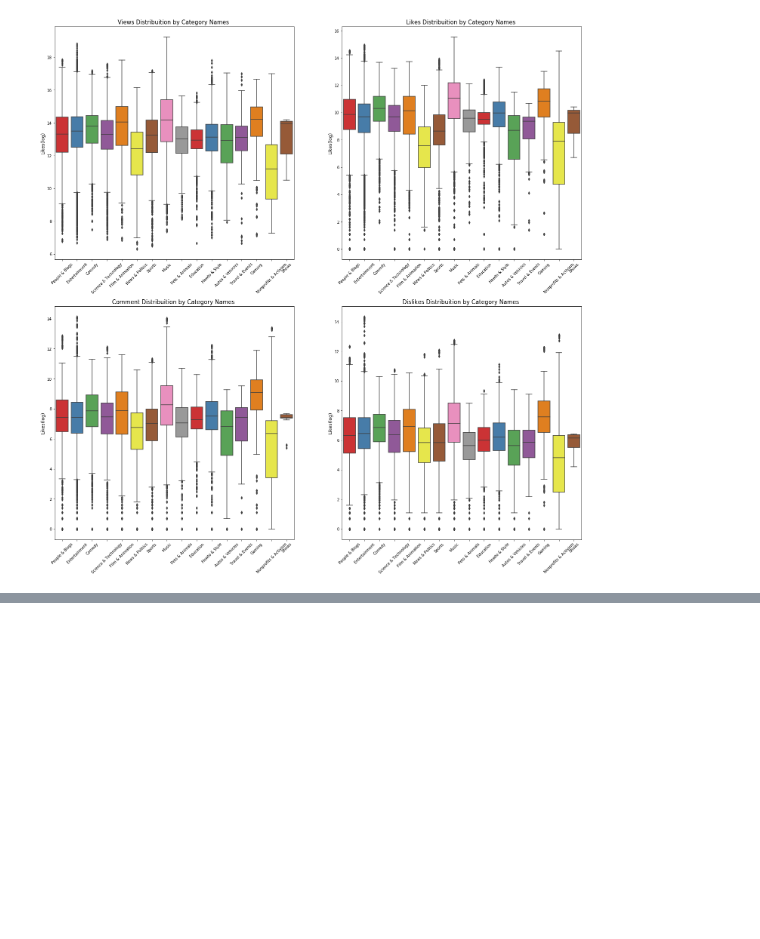
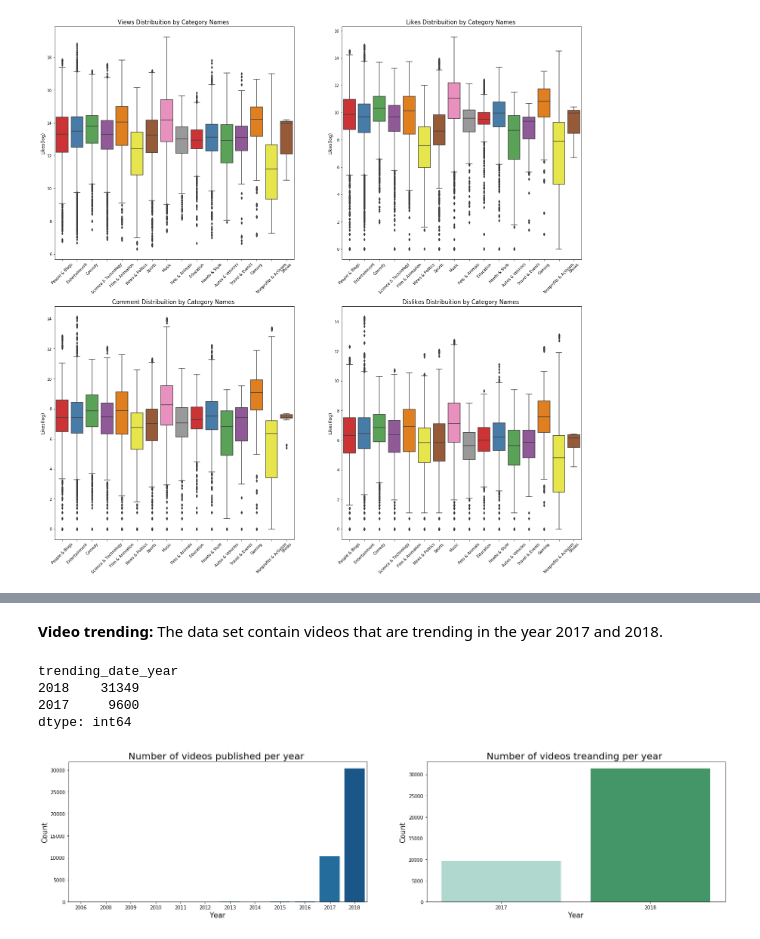
Before and after one commit to avijitj-hub/KDD-Project, a Jupyter notebook: Project - Deliverable 3.ipynb, the cells around one changed output, grey strips where cells are left out. Cells and saved outputs as stored; diff of their text form; code cells hidden in the pictures; blank space fills up the shorter version.

```diff
--- a/Project - Deliverable 3.ipynb
+++ b/Project - Deliverable 3.ipynb
@@ -518,0 +459,3 @@ In our project we use daily trending YouTube videos dataset from kaggle. The vid
+# %%
+USvideo['publish_time_year'] = USvideo['publish_time'].dt.year
+USvideo.groupby('publish_time_year').size().sort_values(ascending=False)
@@ -518,0 +477,30 @@ In our project we use daily trending YouTube videos dataset from kaggle. The vid
+# %% [markdown]
+__Video trending:__ The data set contain videos that are trending in the year 2017 and 2018.
+# %%
+USvideo['trending_date_year'] = USvideo['trending_date'].dt.year
+USvideo.groupby('trending_date_year').size().sort_values(ascending=False)
+# %% [output]
+trending_date_year
+2018    31349
+2017     9600
+dtype: int64
+# %%
+plt.figure(figsize = (25,12))
+
+plt.subplot(221)
+g = sns.countplot(x = 'publish_time_year', data=USvideo, palette="GnBu")
+g.set_xticklabels(g.get_xticklabels())
+g.set_title("Number of videos published per year ", fontsize=20)
+g.set_xlabel("Year", fontsize=15)
+g.set_ylabel("Count", fontsize=15)
+
+plt.subplot(222)
+g = sns.countplot(x = 'trending_date_year', data=USvideo, palette="BuGn")
+g.set_xticklabels(g.get_xticklabels())
+g.set_title("Number of videos treanding per year ", fontsize=20)
+g.set_xlabel("Year", fontsize=15)
+g.set_ylabel("Count", fontsize=15)
+
+plt.show()
+# %% [output]
+[figure, added]
```
Also changed, not shown: parts of 82 cells of this notebook.
